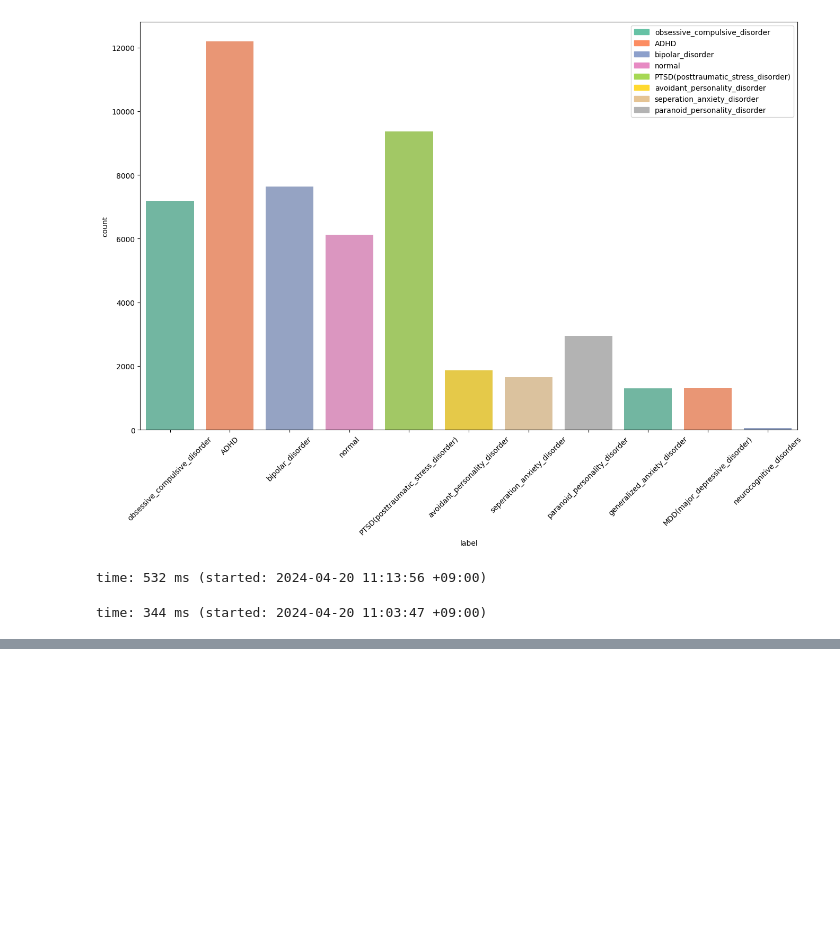
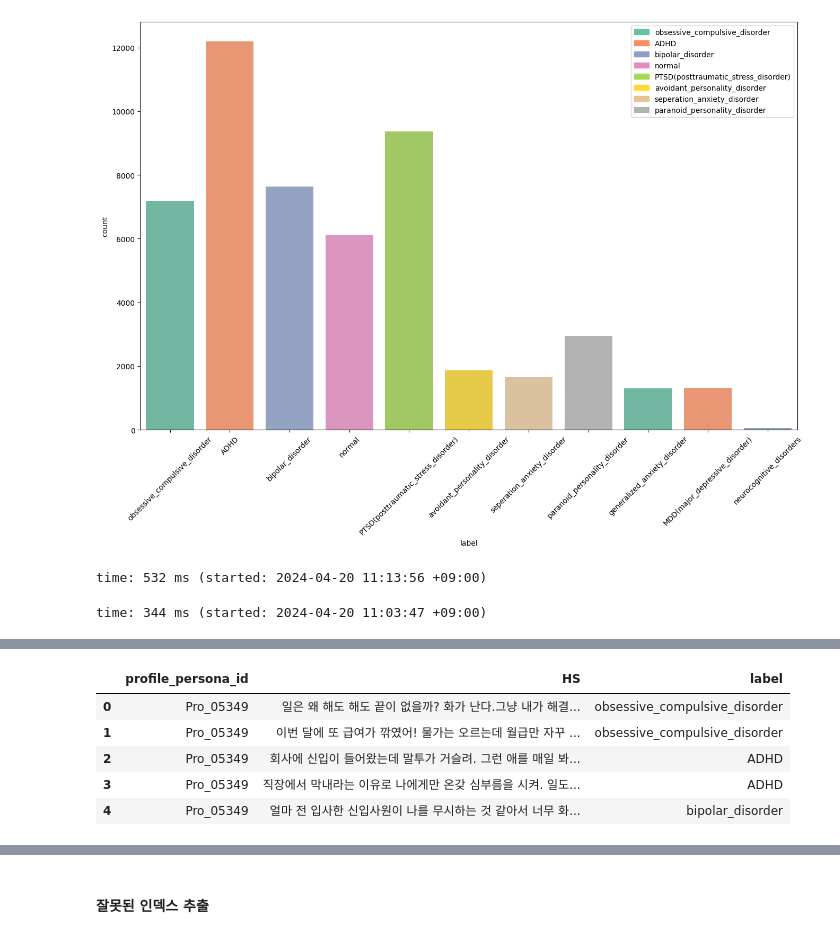
Before and after one commit to K-Saaan/elderly_disorder, a Jupyter notebook: preprocess/labeling_process.ipynb, the cells around one changed output, grey strips where cells are left out. Cells and saved outputs as stored; diff of their text form; code cells hidden in the pictures; blank space fills up the shorter version.

```diff
--- a/preprocess/labeling_process.ipynb
+++ b/preprocess/labeling_process.ipynb
@@ -650,0 +655,2 @@ time: 344 ms (started: 2024-04-20 11:03:47 +09:00)
+# %%
+df = pd.read_csv('../data/train.csv')
@@ -650,0 +659,9 @@ time: 344 ms (started: 2024-04-20 11:03:47 +09:00)
+# %%
+df.head()
+# %% [output]
+|  | profile_persona_id | HS | label |
+| 0 | Pro_05349 | 일은 왜 해도 해도 끝이 없을까? 화가 난다.그냥 내가 해결... | obsessive_compulsive_disorder |
+| 1 | Pro_05349 | 이번 달에 또 급여가 깎였어! 물가는 오르는데 월급만 자꾸 ... | obsessive_compulsive_disorder |
+| 2 | Pro_05349 | 회사에 신입이 들어왔는데 말투가 거슬려. 그런 애를 매일 봐... | ADHD |
+| 3 | Pro_05349 | 직장에서 막내라는 이유로 나에게만 온갖 심부름을 시켜. 일도... | ADHD |
+| 4 | Pro_05349 | 얼마 전 입사한 신입사원이 나를 무시하는 것 같아서 너무 화... | bipolar_disorder |
@@ -650,0 +669,2 @@ time: 344 ms (started: 2024-04-20 11:03:47 +09:00)
+# %% [markdown]
+#### 잘못된 인덱스 추출
```
Also changed, not shown: parts of 37 cells of this notebook, 1 other file.
